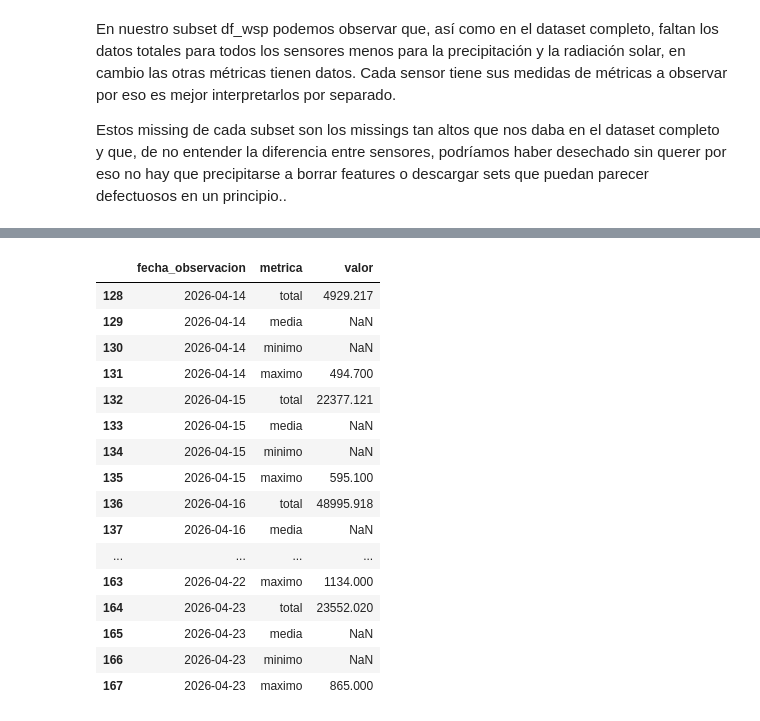
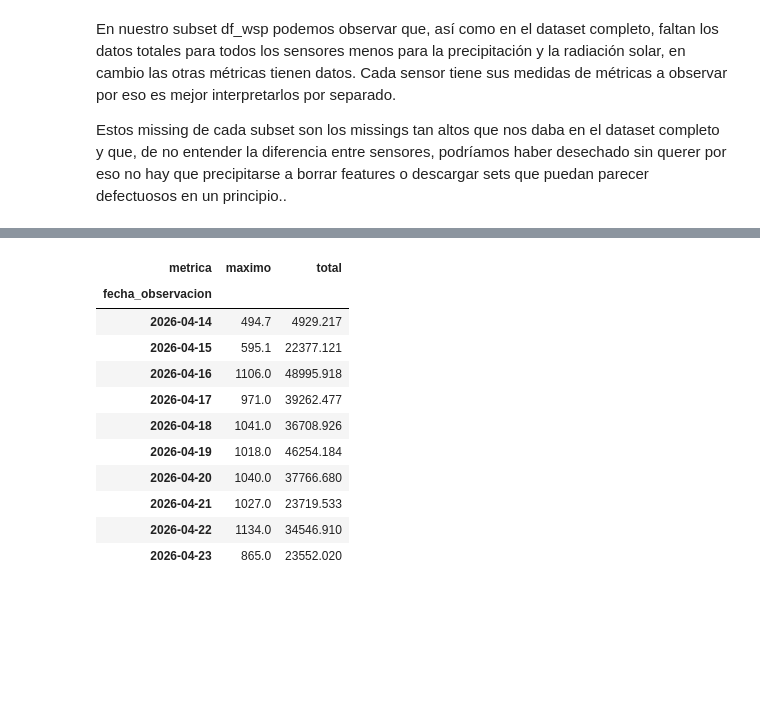
Before and after one commit to ialonsoiturbe/Tenerife-estacion-Ecomuseo, a Jupyter notebook: tenerife.ipynb, the cells around one changed output, grey strips where cells are left out. Cells and saved outputs as stored; diff of their text form; code cells hidden in the pictures; blank space fills up the shorter version.

```diff
--- a/tenerife.ipynb
+++ b/tenerife.ipynb
@@ -147,20 +166,20 @@ df_wsp
-# %%
-df_rad
-# %% [output]
-|  | fecha_observacion | metrica | valor |
-| 128 | 2026-04-14 | total | 4929.217 |
-| 129 | 2026-04-14 | media | NaN |
-| 130 | 2026-04-14 | minimo | NaN |
-| 131 | 2026-04-14 | maximo | 494.700 |
-| 132 | 2026-04-15 | total | 22377.121 |
-| 133 | 2026-04-15 | media | NaN |
-| 134 | 2026-04-15 | minimo | NaN |
-| 135 | 2026-04-15 | maximo | 595.100 |
-| 136 | 2026-04-16 | total | 48995.918 |
-| 137 | 2026-04-16 | media | NaN |
-| ... | ... | ... | ... |
-| 163 | 2026-04-22 | maximo | 1134.000 |
-| 164 | 2026-04-23 | total | 23552.020 |
-| 165 | 2026-04-23 | media | NaN |
-| 166 | 2026-04-23 | minimo | NaN |
-| 167 | 2026-04-23 | maximo | 865.000 |
+# %%
+#Pivoteamos las tablas para quedarnos con los datos de las métricas para cada fecha y poder representarlo
+
+df_temp.pivot_table(values="valor", index="fecha_observacion", columns="metrica")
+df_hum.pivot_table(values="valor", index="fecha_observacion", columns="metrica")
+df_rain.pivot_table(values="valor", index="fecha_observacion", columns="metrica")
+df_rad.pivot_table(values="valor", index="fecha_observacion", columns="metrica")
+# %% [output]
+| metrica | maximo | total |
+| fecha_observacion |  |  |
+| 2026-04-14 | 494.7 | 4929.217 |
+| 2026-04-15 | 595.1 | 22377.121 |
+| 2026-04-16 | 1106.0 | 48995.918 |
+| 2026-04-17 | 971.0 | 39262.477 |
+| 2026-04-18 | 1041.0 | 36708.926 |
+| 2026-04-19 | 1018.0 | 46254.184 |
+| 2026-04-20 | 1040.0 | 37766.680 |
+| 2026-04-21 | 1027.0 | 23719.533 |
+| 2026-04-22 | 1134.0 | 34546.910 |
+| 2026-04-23 | 865.0 | 23552.020 |
```
Also changed, not shown: parts of 6 cells of this notebook.
